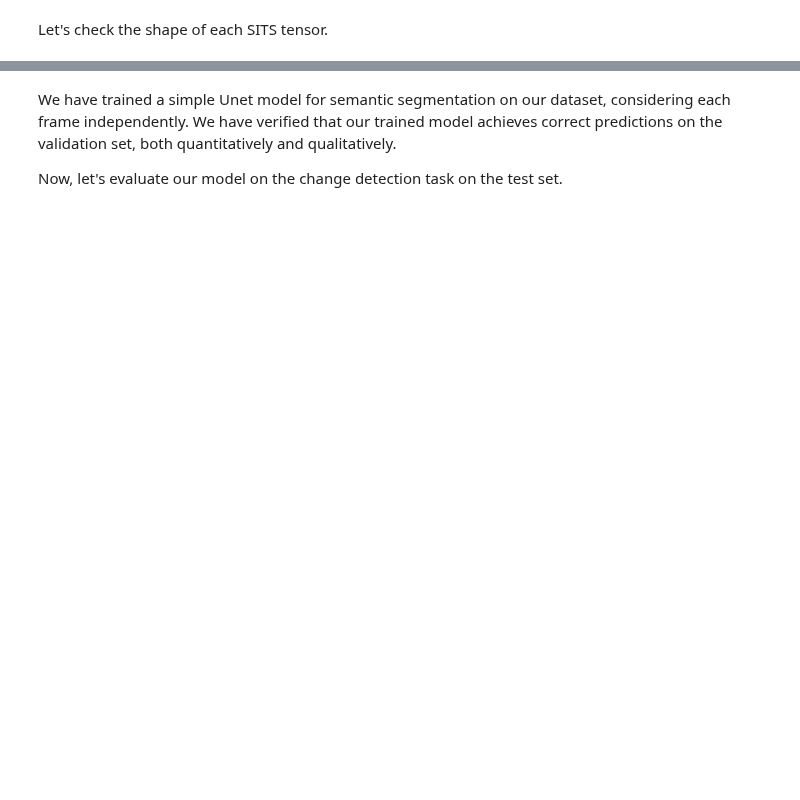
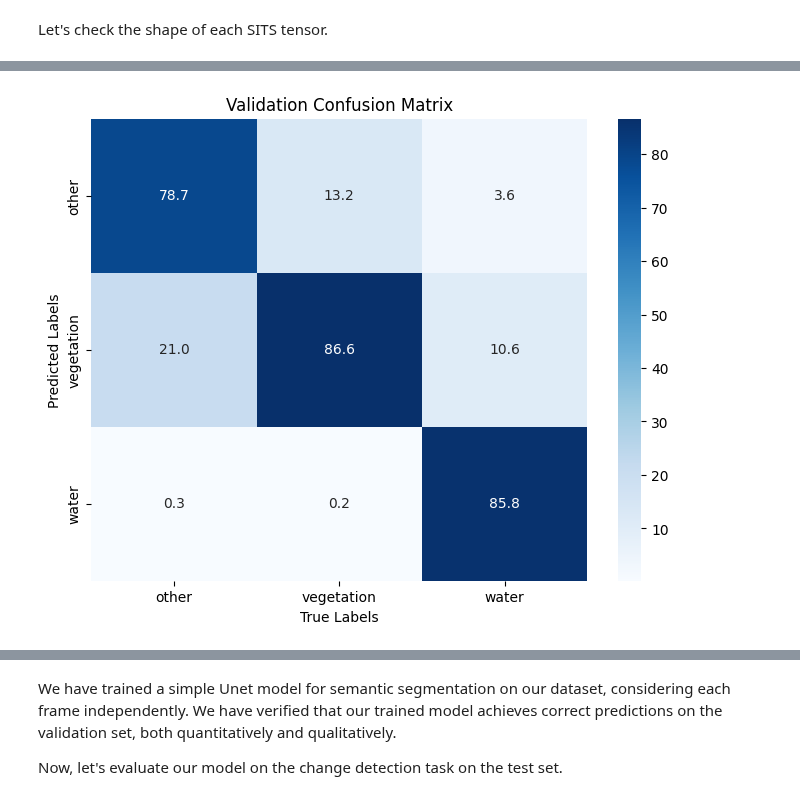
Before and after one commit to ElliotVincent/iadf_tutorial, a Jupyter notebook: tutorial_2.ipynb, the cells around one changed output, grey strips where cells are left out. Drawn from its saved outputs; the diff is of its cells as text; code cells hidden in the pictures; blank space fills up the shorter version.

```diff
--- a/tutorial_2.ipynb
+++ b/tutorial_2.ipynb
@@ -276,7 +328,7 @@ def compute_metrics(confusion_matrix):
     mean_iou = torch.mean(intersection / union)
 
     return overall_accuracy, mean_iou
-
+import torchvision
 
 def training_step(batch, model, criterion, optimizer, device):
     imgs, labs = batch
@@ -288,7 +340,8 @@ def training_step(batch, model, criterion, optimizer, device):
     batch_idx = torch.arange(imgs.size(0), device=imgs.device)[:, None]
     imgs, labs = imgs[batch_idx, temp_indices], labs[batch_idx, temp_indices]
     change_logits, sem_logits = model([imgs[:, 0], imgs[:, 1]])
-    loss_change = criterion(change_logits, (labs[:, 0] != labs[:, 1]).long())
+    change_gt = nn.functional.one_hot((labs[:, 0] != labs[:, 1]).long(), num_classes=2).permute(0, 3, 1, 2).float()
+    loss_change = torchvision.ops.sigmoid_focal_loss(change_logits, change_gt, reduction='mean')
     loss_sem = (criterion(sem_logits[0], labs[:, 0].long()) + criterion(sem_logits[1], labs[:, 1].long())) / 2
     loss = loss_change + loss_sem
     loss.backward()
@@ -303,7 +356,8 @@ def validation_step(batch, model, criterion, device):
     # imgs of shape (1, T, C, H, W)
     imgs = torch.stack([imgs[:-1], imgs[1:]], dim=1)
     change_logits, sem_logits = model([imgs[:, 0], imgs[:, 1]])
-    loss_change = criterion(change_logits, (labs[:-1] != labs[1:]).long())
+    change_gt = nn.functional.one_hot((labs[:-1] != labs[1:]).long(), num_classes=2).permute(0, 3, 1, 2).float()
+    loss_change = torchvision.ops.sigmoid_focal_loss(change_logits, change_gt, reduction='mean')
     loss_sem = (criterion(sem_logits[0], labs[:-1].long()) + criterion(sem_logits[1], labs[1:].long())) / 2
     loss = loss_change + loss_sem
     pred_change = torch.argmax(change_logits, dim=1)
@@ -317,12 +371,13 @@ criterion = nn.CrossEntropyLoss()
 optimizer = optim.Adam(model.parameters(), lr=1e-4)
 num_epochs = 50
 scheduler = optim.lr_scheduler.CosineAnnealingLR(optimizer, T_max=num_epochs)
-device = 'cpu'
+device = 'cuda'
 model.to(device)
 
 logs = {"train_loss": [], "val_loss": [], "val_acc": [], "val_miou": [], "val_acc_change": [], "val_miou_change": []}
 best_val_miou_change = 0.0
 best_model_change = None
+best_model_val_conf_matrix = None
 best_model_val_conf_matrix_change = None
 for epoch in range(num_epochs):
     print(f"Epoch {epoch+1}/{num_epochs}")
@@ -357,5 +412,6 @@ for epoch in range(num_epochs):
     if miou_change.item() > best_val_miou_change:
         best_val_miou_change = miou_change.item()
         best_model_change = model
+        best_model_val_conf_matrix = val_conf_matrix.clone()
         best_model_val_conf_matrix_change = val_conf_matrix_change.clone()
     scheduler.step()
@@ -362,3 +436,15 @@ for epoch in range(num_epochs):
+# %%
+# plot val_confusion matrix
+plt.figure(figsize=(8, 6))
+# normalize the confusion matrix for better visualization
+val_conf_matrix_normalized = best_model_val_conf_matrix.float() / best_model_val_conf_matrix.sum(dim=0, keepdim=True) * 100
+sns.heatmap(val_conf_matrix_normalized.cpu().numpy(), annot=True, fmt='.1f', cmap='Blues', xticklabels=[DYNAMICEARTHNET_CLASSES[i]["label"] for i in range(3)], yticklabels=[DYNAMICEARTHNET_CLASSES[i]["label"] for i in range(3)])
+plt.ylabel('Predicted Labels')
+plt.xlabel('True Labels')
+plt.title('Validation Confusion Matrix')
+plt.show()
+# %% [output]
+[figure, added]
 # %%
 # plot val_confusion matrix
 plt.figure(figsize=(8, 6))
```
Also changed, not shown: parts of 12 cells of this notebook.
